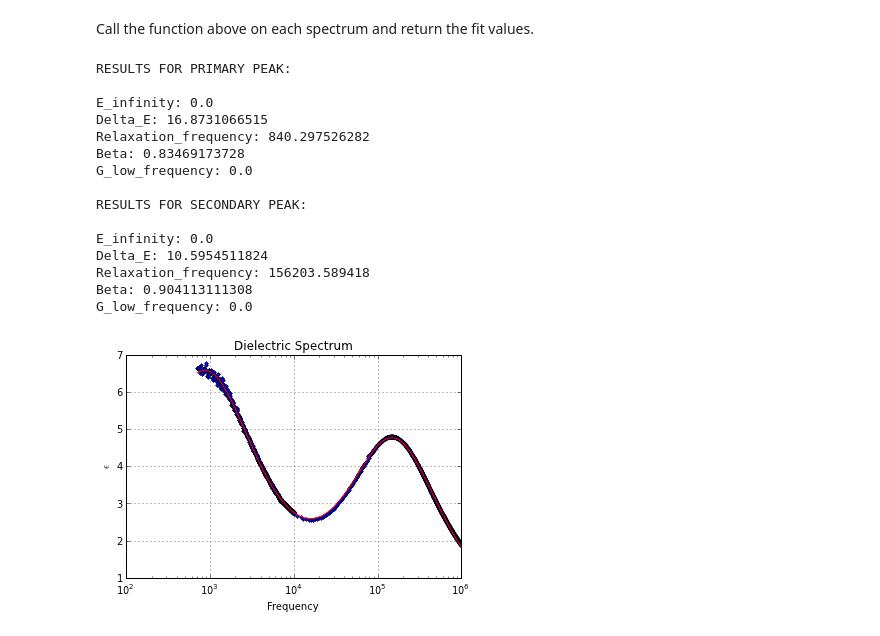
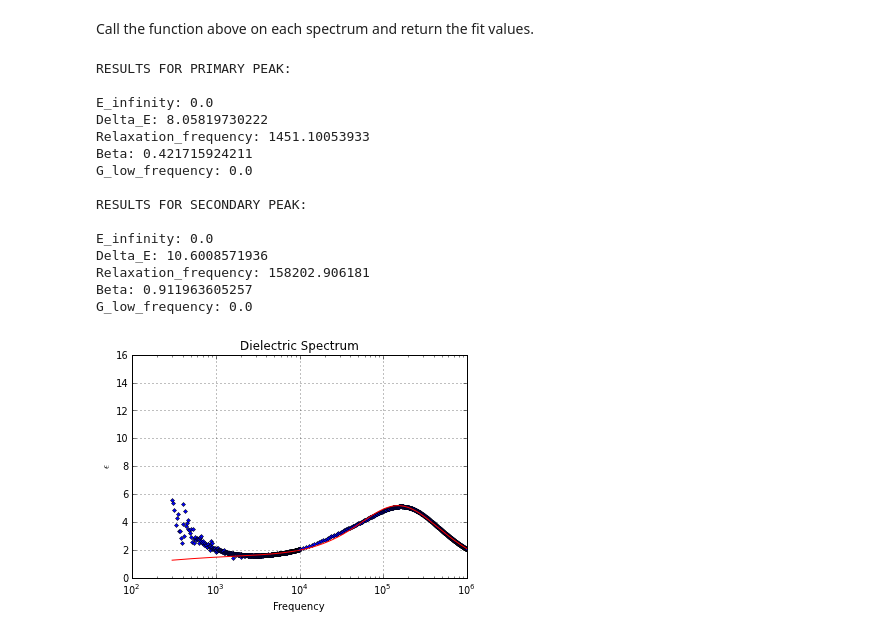
Before and after one commit to Zsailer/calpolythesis, a Jupyter notebook: notebooks/Analysis II - Determining LC susceptibility in AC Field.ipynb, the cells around one changed output. Drawn from its saved outputs; the diff is of its cells as text; code cells hidden in the pictures.

```diff
--- a/notebooks/Analysis II - Determining LC susceptibility in AC Field.ipynb
+++ b/notebooks/Analysis II - Determining LC susceptibility in AC Field.ipynb
@@ -13,16 +13,19 @@ def data_extract(filenames, guess, bool_to_guess, bool_to_print, bool_to_plot):
 
     files = [filenames[0],filenames[1]]
 
+    w = np.loadtxt('Data03082013/weights.txt', dtype=float,delimiter='\t')
+    w = w.T
+  #  w = w[100:]
     test = np.loadtxt('Data03082013/'+files[0], dtype=float,delimiter='\t')
     #magnitude
     m = test.T[0]
-    m = m[40:]
+  #  m = m[100:]
     #frequency
     f = test.T[1]
-    f = f[40:]
+  #  f = f[100:]
     #angle projected into imaginery/real plane
     a = test.T[4]
-    a = a[40:]
+  #  a = a[100:]
 
     test2 = np.loadtxt('Data03082013/'+files[1], dtype=float,delimiter='\t')
     m2 = test2.T[0]
@@ -85,7 +88,7 @@ def data_extract(filenames, guess, bool_to_guess, bool_to_print, bool_to_plot):
         title('Dielectric Spectrum')
         grid()
 
-    popt, pcov = spo.curve_fit(func,x,y,[E_infinity, Delta_E, Relaxation_frequency, Beta, G_low_frequency, E_infinity2, Delta_E2, Relaxation_frequency2, Beta2, G_low_frequency2])
+    popt, pcov = spo.curve_fit(func,x,y,p0=[E_infinity, Delta_E, Relaxation_frequency, Beta, G_low_frequency, E_infinity2, Delta_E2, Relaxation_frequency2, Beta2, G_low_frequency2], sigma=w)
 
     fittedmodel = func(x,popt[0],popt[1],popt[2],popt[3],popt[4],popt[5],popt[6],popt[7],popt[8],popt[9])
 
@@ -107,6 +110,7 @@ def data_extract(filenames, guess, bool_to_guess, bool_to_print, bool_to_plot):
         xlabel('Frequency')
         ylabel('$\epsilon$')
         title('Dielectric Spectrum')
+        ylim((0,16))
         grid()
 
     return popt, fittedmodel
@@ -118,35 +122,35 @@ Call the function above on each spectrum and return the fit values.
 # %%
 """ GUESSED VALUES for the fit of the primary peak in the dielectric data. """
 E_infinity = 0;
 Delta_E = 15;
 Relaxation_frequency = 2500;
 Beta = .2;
 G_low_frequency = 0;
 
 """ GUESSSED VALUES for the fit of the secondary peak in dielectric data. """
 E_infinity2 = 0;
 Delta_E2 = 10;
 Relaxation_frequency2 = 150000;
 Beta2 = .9;
 G_low_frequency2 = 0;
 
 guess = [E_infinity, Delta_E, Relaxation_frequency, Beta, G_low_frequency, E_infinity2, Delta_E2, Relaxation_frequency2, Beta2, G_low_frequency2]
 
-popt, fittedmodel = data_extract(['test39','test40'], guess, False, True, True)
+popt1, fittedmodel1 = data_extract(['test01','test02'], guess, False, True, True)
 # %% [output]
 RESULTS FOR PRIMARY PEAK:
 
 E_infinity: 0.0
-Delta_E: 16.8731066515
-Relaxation_frequency: 840.297526282
-Beta: 0.83469173728
+Delta_E: 8.05819730222
+Relaxation_frequency: 1451.10053933
+Beta: 0.421715924211
 G_low_frequency: 0.0
 
 RESULTS FOR SECONDARY PEAK:
 
 E_infinity: 0.0
-Delta_E: 10.5954511824
-Relaxation_frequency: 156203.589418
-Beta: 0.904113111308
+Delta_E: 10.6008571936
+Relaxation_frequency: 158202.906181
+Beta: 0.911963605257
 G_low_frequency: 0.0
-[figure, old version]
+[figure, new version]
```
Also changed, not shown: parts of 28 cells of this notebook, 1 other file.
